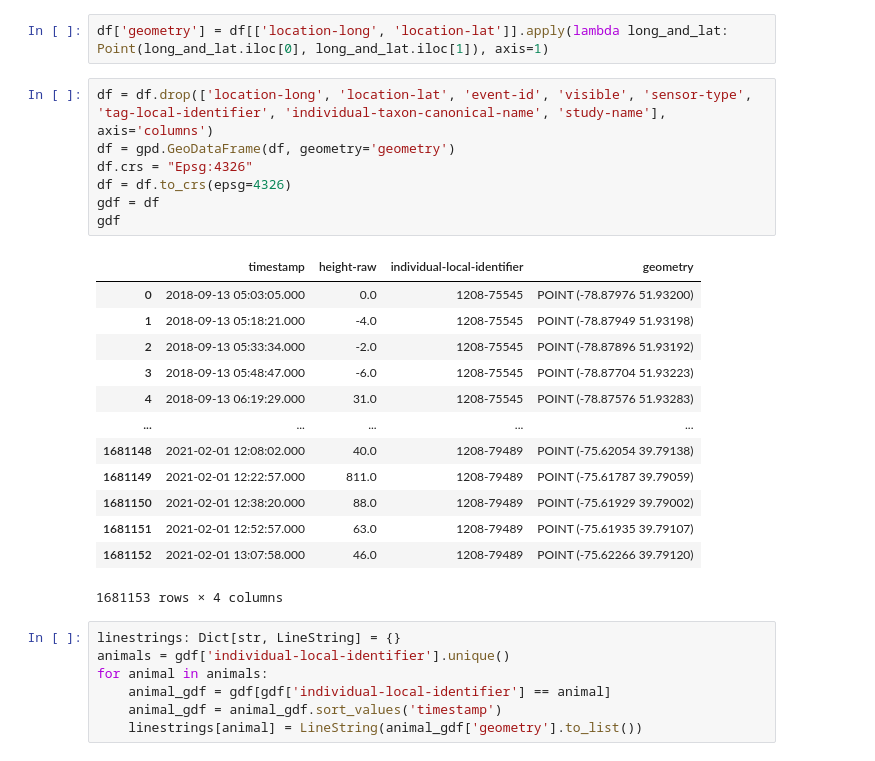
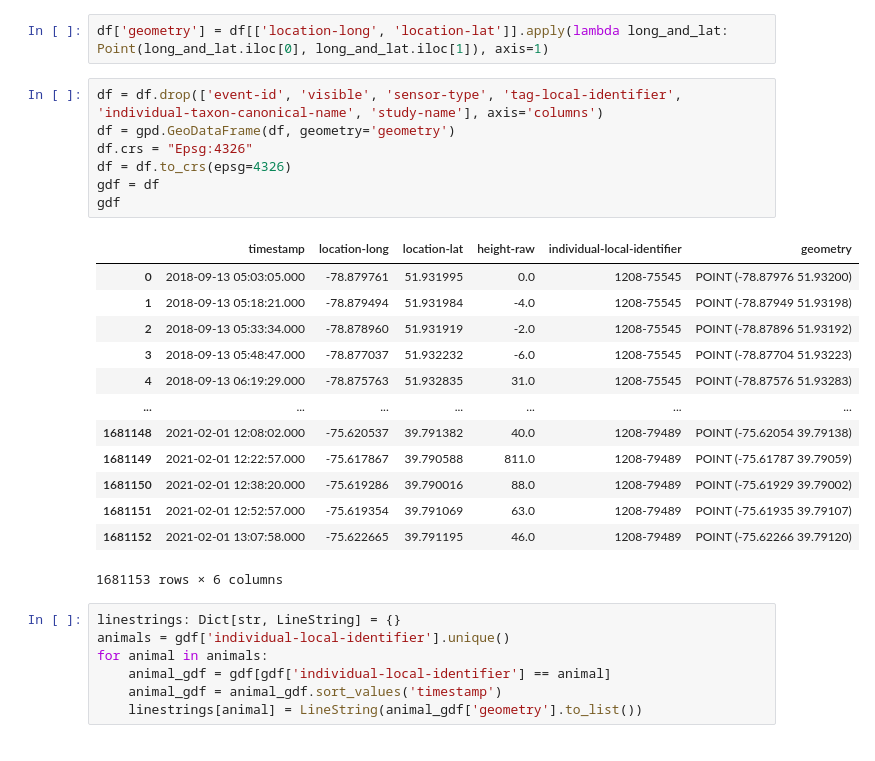
Before and after one commit to Chebawca21/canadian_goose_interactions, a Jupyter notebook: test.ipynb, the cells around one changed output. Saved outputs shown, nothing was run; the diff lists cells and outputs as text.

```diff
--- a/test.ipynb
+++ b/test.ipynb
@@ -161,26 +190,26 @@ df = pd.read_csv(filename)
 # %%
 df['geometry'] = df[['location-long', 'location-lat']].apply(lambda long_and_lat: Point(long_and_lat.iloc[0], long_and_lat.iloc[1]), axis=1)
 # %%
-df = df.drop(['location-long', 'location-lat', 'event-id', 'visible', 'sensor-type', 'tag-local-identifier', 'individual-taxon-canonical-name', 'study-name'], axis='columns')
+df = df.drop(['event-id', 'visible', 'sensor-type', 'tag-local-identifier', 'individual-taxon-canonical-name', 'study-name'], axis='columns')
 df = gpd.GeoDataFrame(df, geometry='geometry')
 df.crs = "Epsg:4326"
 df = df.to_crs(epsg=4326)
 gdf = df
 gdf
 # %% [output]
-|  | timestamp | height-raw | individual-local-identifier | geometry |
-| 0 | 2018-09-13 05:03:05.000 | 0.0 | 1208-75545 | POINT (-78.87976 51.93200) |
-| 1 | 2018-09-13 05:18:21.000 | -4.0 | 1208-75545 | POINT (-78.87949 51.93198) |
-| 2 | 2018-09-13 05:33:34.000 | -2.0 | 1208-75545 | POINT (-78.87896 51.93192) |
-| 3 | 2018-09-13 05:48:47.000 | -6.0 | 1208-75545 | POINT (-78.87704 51.93223) |
-| 4 | 2018-09-13 06:19:29.000 | 31.0 | 1208-75545 | POINT (-78.87576 51.93283) |
-| ... | ... | ... | ... | ... |
-| 1681148 | 2021-02-01 12:08:02.000 | 40.0 | 1208-79489 | POINT (-75.62054 39.79138) |
-| 1681149 | 2021-02-01 12:22:57.000 | 811.0 | 1208-79489 | POINT (-75.61787 39.79059) |
-| 1681150 | 2021-02-01 12:38:20.000 | 88.0 | 1208-79489 | POINT (-75.61929 39.79002) |
-| 1681151 | 2021-02-01 12:52:57.000 | 63.0 | 1208-79489 | POINT (-75.61935 39.79107) |
-| 1681152 | 2021-02-01 13:07:58.000 | 46.0 | 1208-79489 | POINT (-75.62266 39.79120) |
+|  | timestamp | location-long | location-lat | height-raw | individual-local-identifier | geometry |
+| 0 | 2018-09-13 05:03:05.000 | -78.879761 | 51.931995 | 0.0 | 1208-75545 | POINT (-78.87976 51.93200) |
+| 1 | 2018-09-13 05:18:21.000 | -78.879494 | 51.931984 | -4.0 | 1208-75545 | POINT (-78.87949 51.93198) |
+| 2 | 2018-09-13 05:33:34.000 | -78.878960 | 51.931919 | -2.0 | 1208-75545 | POINT (-78.87896 51.93192) |
+| 3 | 2018-09-13 05:48:47.000 | -78.877037 | 51.932232 | -6.0 | 1208-75545 | POINT (-78.87704 51.93223) |
+| 4 | 2018-09-13 06:19:29.000 | -78.875763 | 51.932835 | 31.0 | 1208-75545 | POINT (-78.87576 51.93283) |
+| ... | ... | ... | ... | ... | ... | ... |
+| 1681148 | 2021-02-01 12:08:02.000 | -75.620537 | 39.791382 | 40.0 | 1208-79489 | POINT (-75.62054 39.79138) |
+| 1681149 | 2021-02-01 12:22:57.000 | -75.617867 | 39.790588 | 811.0 | 1208-79489 | POINT (-75.61787 39.79059) |
+| 1681150 | 2021-02-01 12:38:20.000 | -75.619286 | 39.790016 | 88.0 | 1208-79489 | POINT (-75.61929 39.79002) |
+| 1681151 | 2021-02-01 12:52:57.000 | -75.619354 | 39.791069 | 63.0 | 1208-79489 | POINT (-75.61935 39.79107) |
+| 1681152 | 2021-02-01 13:07:58.000 | -75.622665 | 39.791195 | 46.0 | 1208-79489 | POINT (-75.62266 39.79120) |
-1681153 rows × 4 columns
+1681153 rows × 6 columns
 # %%
 linestrings: Dict[str, LineString] = {}
 animals = gdf['individual-local-identifier'].unique()
```
Also changed, not shown: parts of 13 cells of this notebook, 4 other files.
